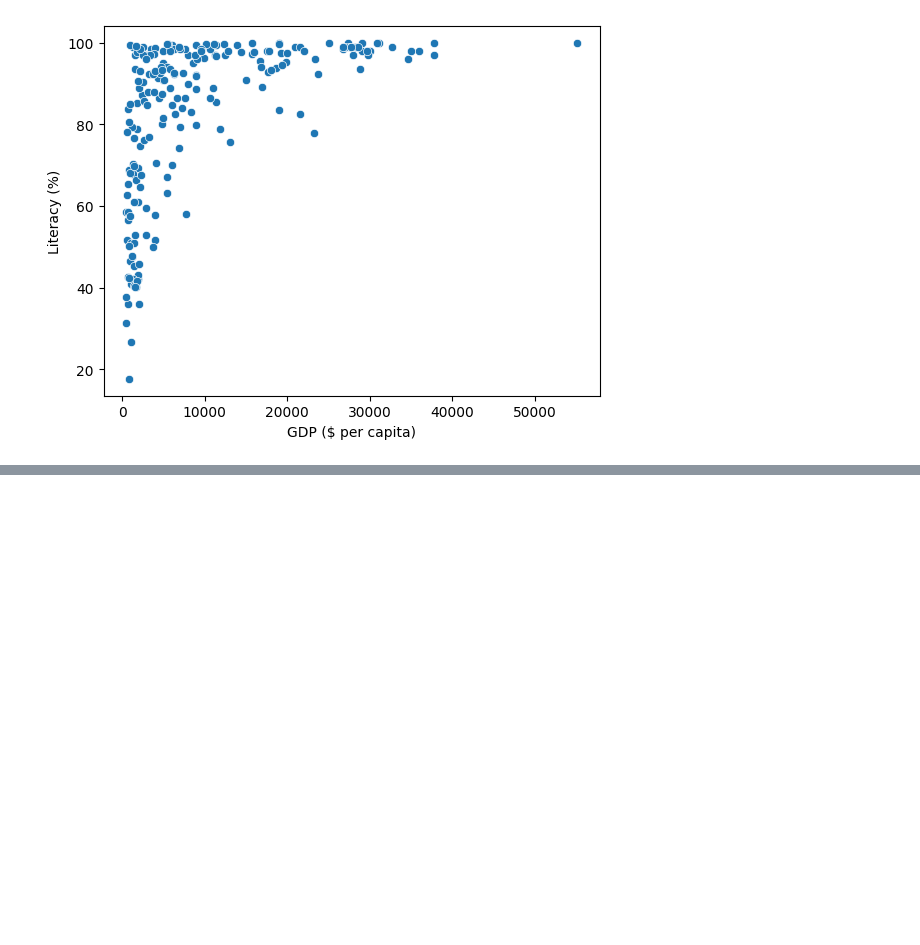
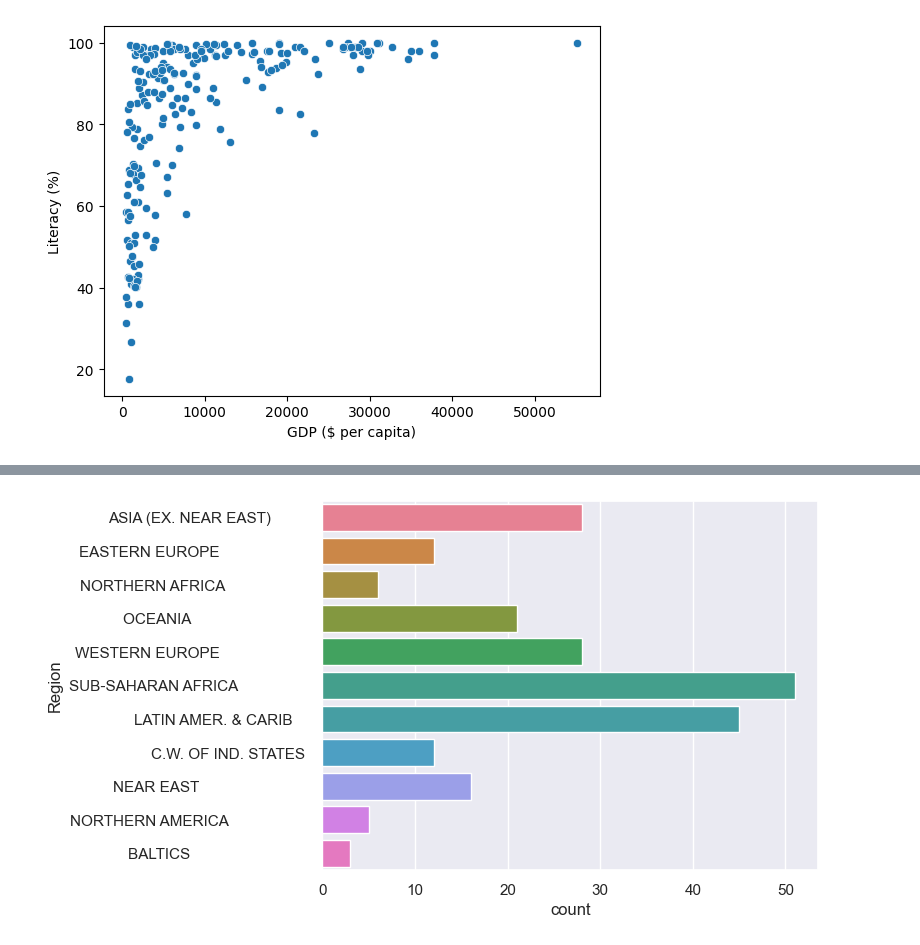
Before and after one commit to abhijeet-bhambere/learning-trail-data-visualizatn-python, a Jupyter notebook: seaborn_training_dc.ipynb, the cells around one changed output, grey strips where cells are left out. Drawn from its saved outputs; the diff is of its cells as text; code cells hidden in the pictures; blank space fills up the shorter version.

```diff
--- a/seaborn_training_dc.ipynb
+++ b/seaborn_training_dc.ipynb
@@ -173,0 +197,7 @@ plt.show()
+# %%
+# A more beautified version -- setting a seaborn theme & using the hue argument to make the plot distinguishing by color
+sns.set_theme(style="darkgrid")  # or "whitegrid", "dark", etc.
+sns.countplot(data=new_countries, y="Region",hue="Region")
+plt.show()
+# %% [output]
+[figure, added]
```
Also changed, not shown: parts of 26 cells of this notebook.
